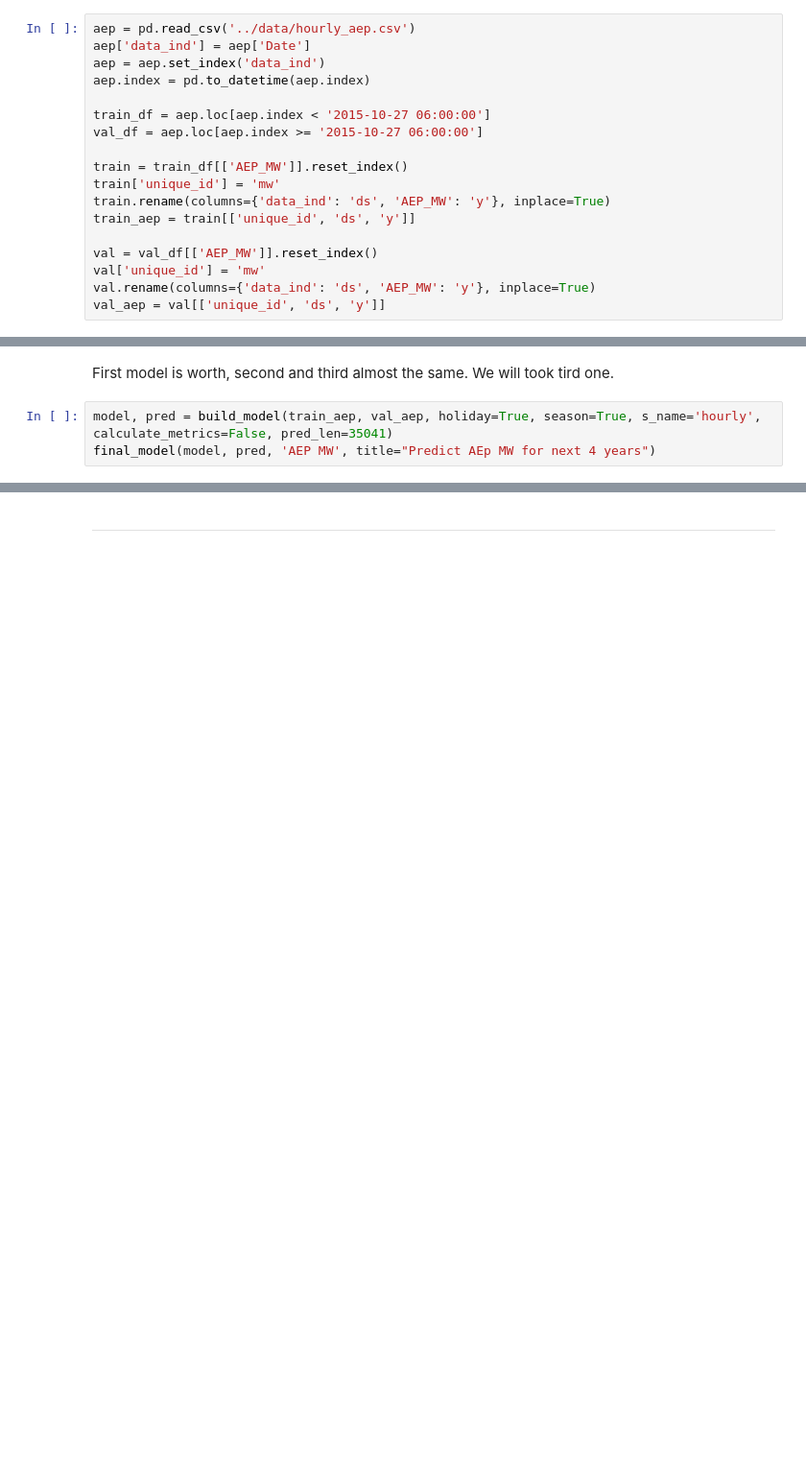
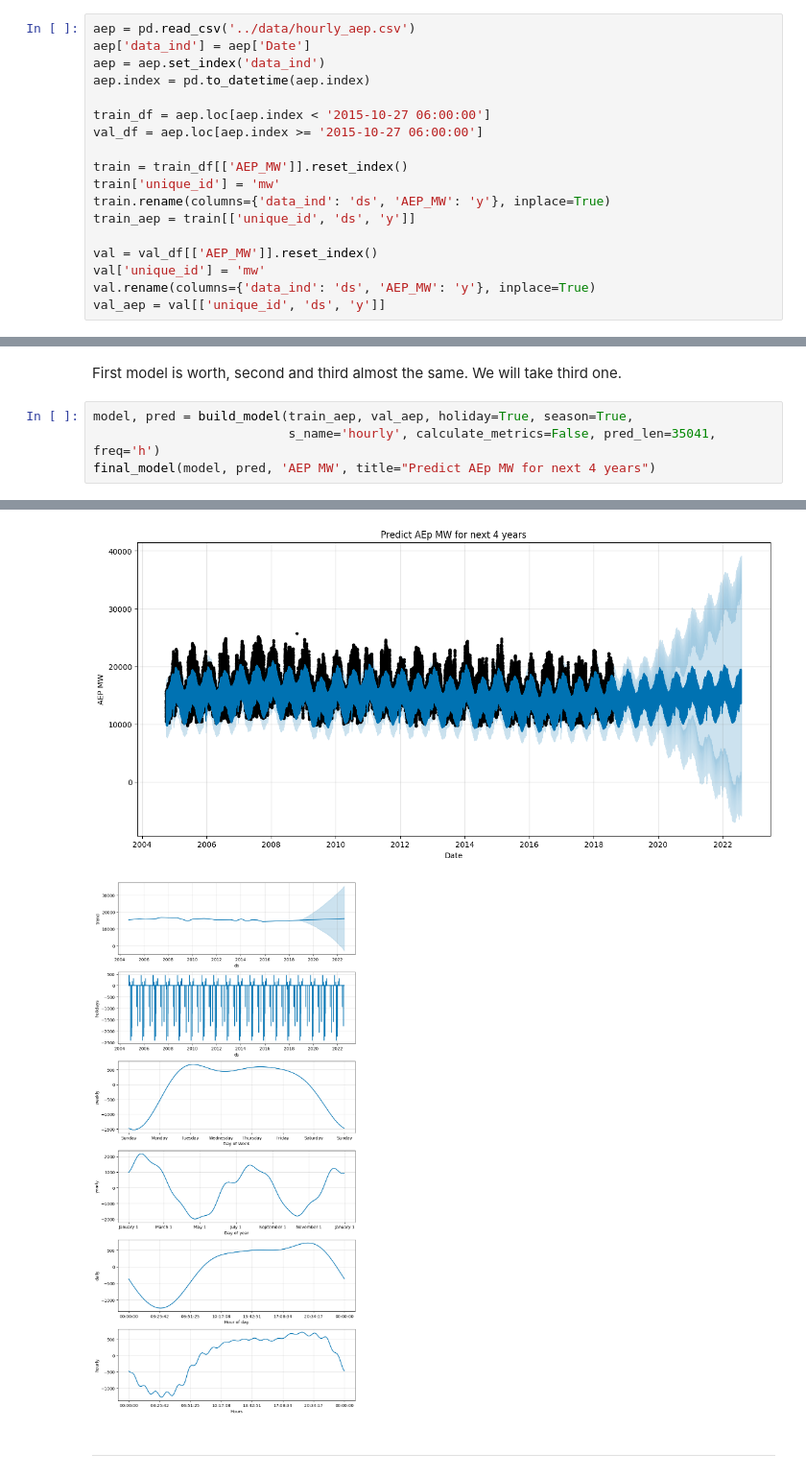
Before and after one commit to HannaHalka/Time-Series, a Jupyter notebook: Ass7/Assignment7.ipynb, the cells around one changed output, grey strips where cells are left out. Shown at 96% size. Drawn from its saved outputs; the diff is of its cells as text; blank space fills up the shorter version.

```diff
--- a/Ass7/Assignment7.ipynb
+++ b/Ass7/Assignment7.ipynb
@@ -180,5 +241,7 @@ pred_plot(val_aep['ds'], val_aep['y'], pred, title="Third seasonal model for MW"
 # %% [markdown]
-First model is worth, second and third almost the same. We will took tird one.
+First model is worth, second and third almost the same. We will take third one.
 # %%
-model, pred = build_model(train_aep, val_aep, holiday=True, season=True, s_name='hourly', calculate_metrics=False, pred_len=35041)
+model, pred = build_model(train_aep, val_aep, holiday=True, season=True,
+                          s_name='hourly', calculate_metrics=False, pred_len=35041, freq='h')
 final_model(model, pred, 'AEP MW', title="Predict AEp MW for next 4 years")
+# %% [output]
@@ -185,2 +250,4 @@ final_model(model, pred, 'AEP MW', title="Predict AEp MW for next 4 years")
+[figure, added]
+[figure, added]
 # %% [markdown]
 ---
```
Also changed, not shown: parts of 16 cells of this notebook.
